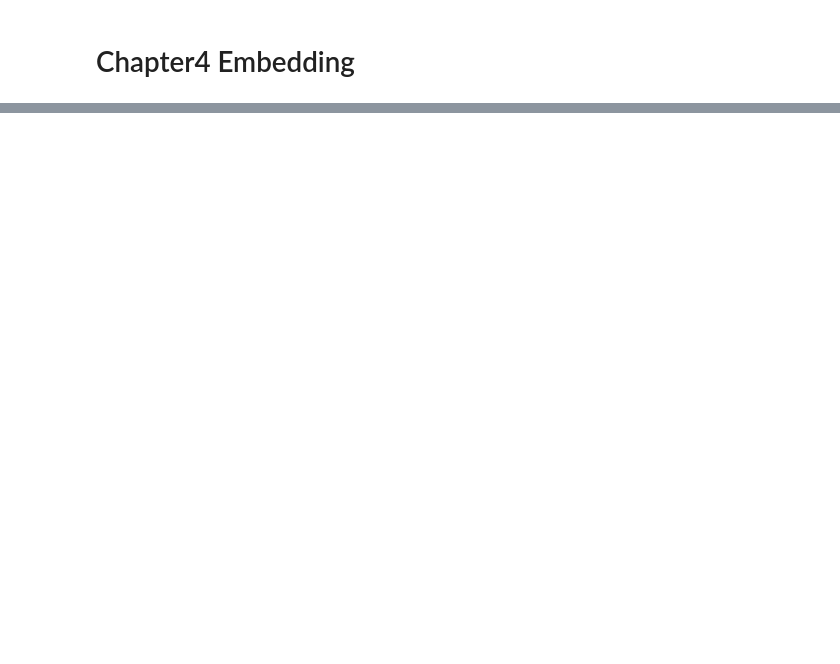
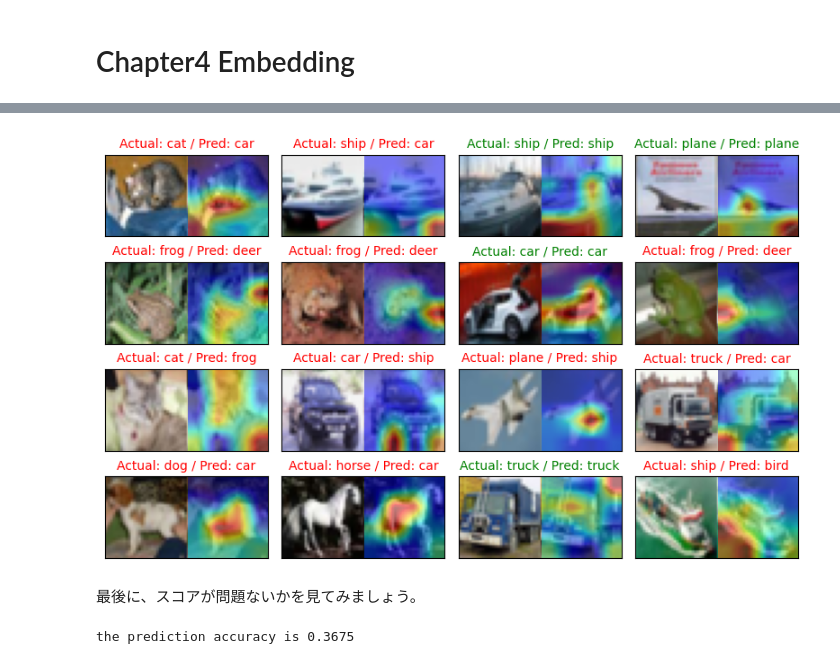
Before and after one commit to kondotaichi/everyonesTextToImage, a Jupyter notebook: notebooks/answer/chapter02_Vision Transformer.ipynb, the cells around one changed output, grey strips where cells are left out. Saved outputs shown, nothing was run; the diff lists cells and outputs as text; code cells hidden in the pictures; blank space fills up the shorter version.

```diff
--- a/notebooks/answer/chapter02_Vision Transformer.ipynb
+++ b/notebooks/answer/chapter02_Vision Transformer.ipynb
@@ -315,0 +617,5 @@ tokens.shape: (1, 16, 48)
+# %%
+from torch import nn, optim
+
+optimizer = optim.AdamW(model.parameters(),
+                lr=0.01, weight_decay=1e-2)
@@ -315,0 +754,40 @@ tokens.shape: (1, 16, 48)
+# %%
+fig = plt.figure(figsize=(8, 5),dpi=100)
+mask = np.concatenate([np.ones((32, 32)), np.zeros((32, 32))],
+                      axis=1)
+for i in range(16):
+    ax = fig.add_subplot(4,4, i+1, xticks=[], yticks=[])
+    img = np.concatenate((images[i].cpu(), images[i].cpu()),
+                         axis=-1)
+    ax.imshow(img.transpose(1,2,0)/2+0.5)
+    extended_attention_map = np.concatenate((np.zeros((32, 32)),
+                                     attention_maps[i].cpu()),
+                                            axis=1)
+    extended_attention_map = np.ma.masked_where(mask==1,
+                                    extended_attention_map)
+    ax.imshow(extended_attention_map, alpha=0.5, cmap='jet')
+    gt = names[labels[i]]
+    pred = names[predictions[i]]
+    ax.set_title(f"Actual: {gt} / Pred: {pred}",
+                 color=("green" if gt==pred else "red"),
+                fontsize=10)
+plt.tight_layout()
+plt.show()
+# %% [output]
+[figure, added]
+# %% [markdown]
+最後に、スコアが問題ないかを見てみましょう。
+# %%
+model.eval()
+acc = 0
+with torch.no_grad():
+    for batch in testloader:
+        batch = [t.to(device) for t in batch]
+        images, labels = batch
+        logits, _ = model(images)
+        predictions = torch.argmax(logits, dim=1)
+        acc += torch.sum(predictions ==\
+             labels).item()/ len(testloader.dataset)
+print(f'the prediction accuracy is {acc:.4f}')
+# %% [output]
+the prediction accuracy is 0.3675
```
Also changed, not shown: parts of 35 cells of this notebook, 4 other files.
